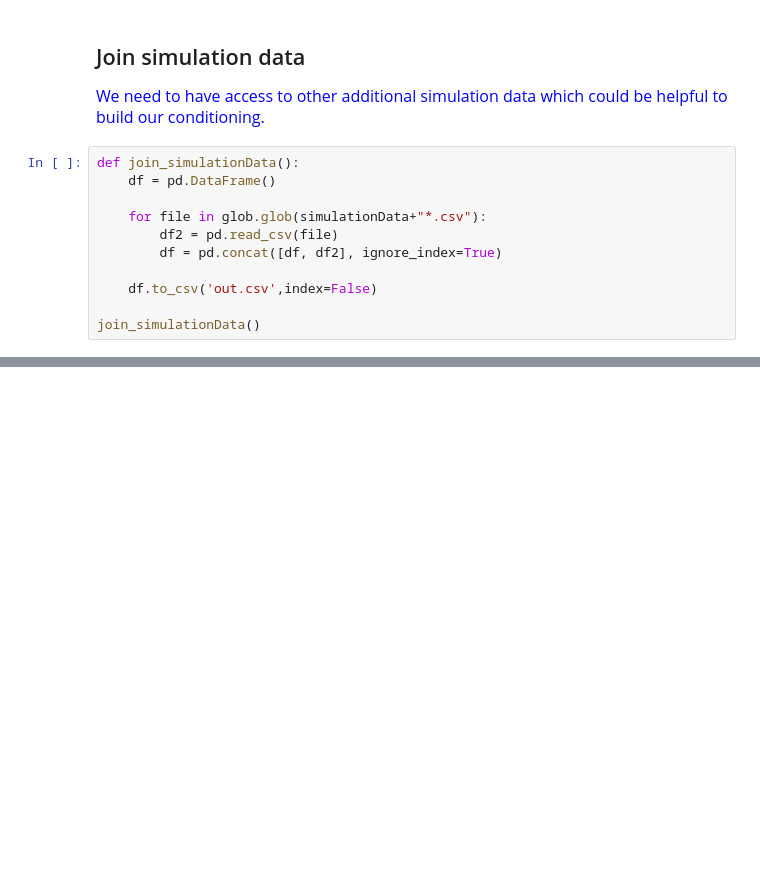
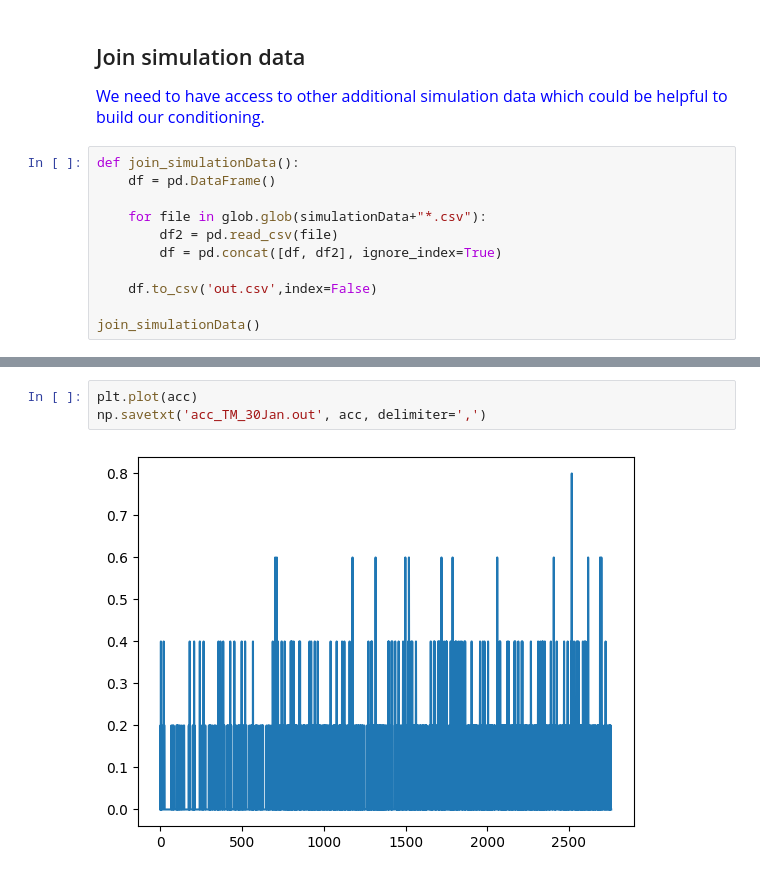
Before and after one commit to Jorgecardenas1/metasurface_AI_pipeline_V0, a Jupyter notebook: Predictor/CNN multitarget/CNN-ABS_TM_multitarget-checkpoint.ipynb, the cells around one changed output, grey strips where cells are left out. Drawn from its saved outputs; the diff is of its cells as text; blank space fills up the shorter version.

```diff
--- a/Predictor/CNN multitarget/CNN-ABS_TM_multitarget-checkpoint.ipynb
+++ b/Predictor/CNN multitarget/CNN-ABS_TM_multitarget-checkpoint.ipynb
@@ -537,0 +405,5 @@ np.savetxt('loss_ABS_TM.out', loss_values, delimiter=',')
+# %%
+plt.plot(acc)
+np.savetxt('acc_TM_30Jan.out', acc, delimiter=',')
+# %% [output]
+[figure, added]
```
Also changed, not shown: parts of 8 cells of this notebook, 13 other files.
